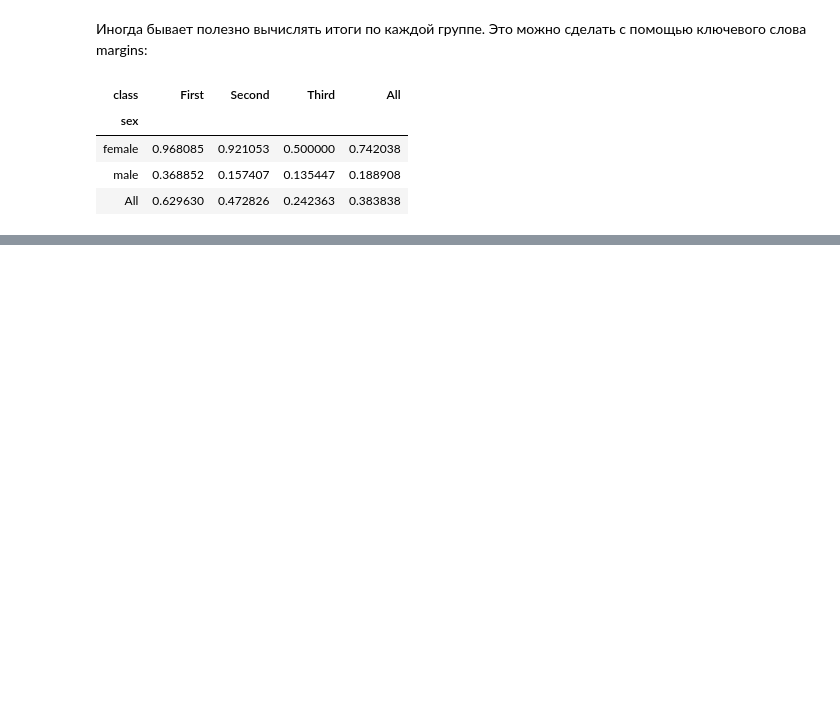
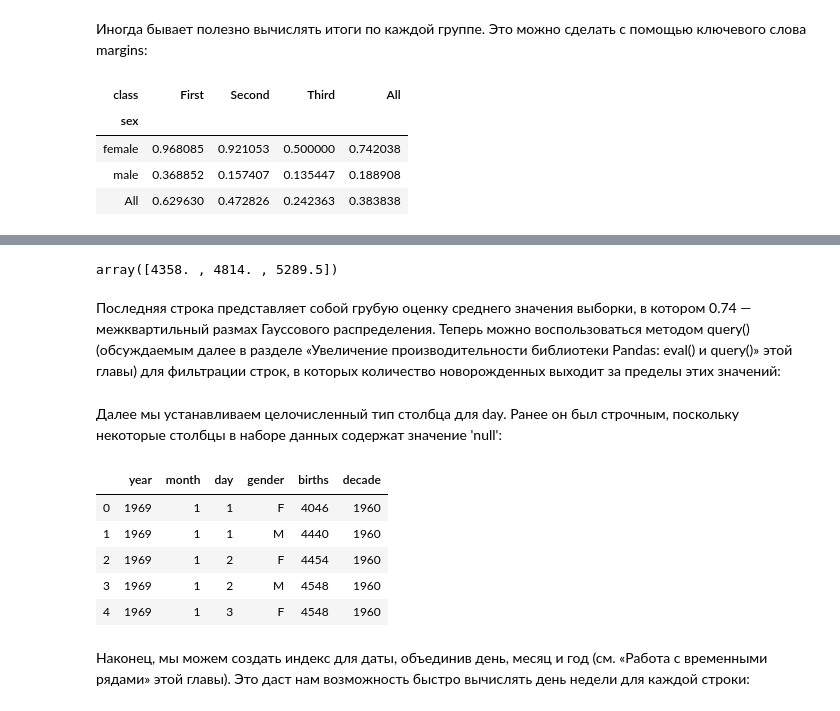
Before and after one commit to rusantsovsv/pandas_tr, a Jupyter notebook: 08.Pandas_pivot_tables.ipynb, the cells around one changed output, grey strips where cells are left out. Drawn from its saved outputs; the diff is of its cells as text; code cells hidden in the pictures; blank space fills up the shorter version.

```diff
--- a/08.Pandas_pivot_tables.ipynb
+++ b/08.Pandas_pivot_tables.ipynb
@@ -167,0 +224,5 @@ titanic.pivot_table('survived', index='sex', columns='class', margins=True)
+# %%
+quartiles = np.percentile(births['births'], [25, 50, 75])
+quartiles
+# %% [output]
+array([4358. , 4814. , 5289.5])
@@ -167,0 +232,5 @@ titanic.pivot_table('survived', index='sex', columns='class', margins=True)
+# %% [markdown]
+Последняя строка представляет собой грубую оценку среднего значения выборки,
+в котором 0.74 — межквартильный размах Гауссового распределения. Теперь можно
+воспользоваться методом query() (обсуждаемым далее в разделе «Увеличение производительности библиотеки Pandas: eval() и query()» этой главы) для фильтрации
+строк, в которых количество новорожденных выходит за пределы этих значений:
@@ -167,0 +239,20 @@ titanic.pivot_table('survived', index='sex', columns='class', margins=True)
+# %% [markdown]
+Далее мы устанавливаем целочисленный тип столбца для day. Ранее он был
+строчным, поскольку некоторые столбцы в наборе данных содержат значение
+'null':
+# %%
+# делаем тип столбца 'day' целочисленным;
+# изначально он был строчным из-за пустых значений
+births['day'] = births['day'].fillna(0).astype(int)
+births.head()
+# %% [output]
+|  | year | month | day | gender | births | decade |
+| 0 | 1969 | 1 | 1 | F | 4046 | 1960 |
+| 1 | 1969 | 1 | 1 | M | 4440 | 1960 |
+| 2 | 1969 | 1 | 2 | F | 4454 | 1960 |
+| 3 | 1969 | 1 | 2 | M | 4548 | 1960 |
+| 4 | 1969 | 1 | 3 | F | 4548 | 1960 |
+# %% [markdown]
+Наконец, мы можем создать индекс для даты, объединив день, месяц и год (см.
+«Работа с временными рядами» этой главы). Это даст нам возможность быстро
+вычислять день недели для каждой строки:
```
Also changed, not shown: parts of 25 cells of this notebook, 1 other file.
